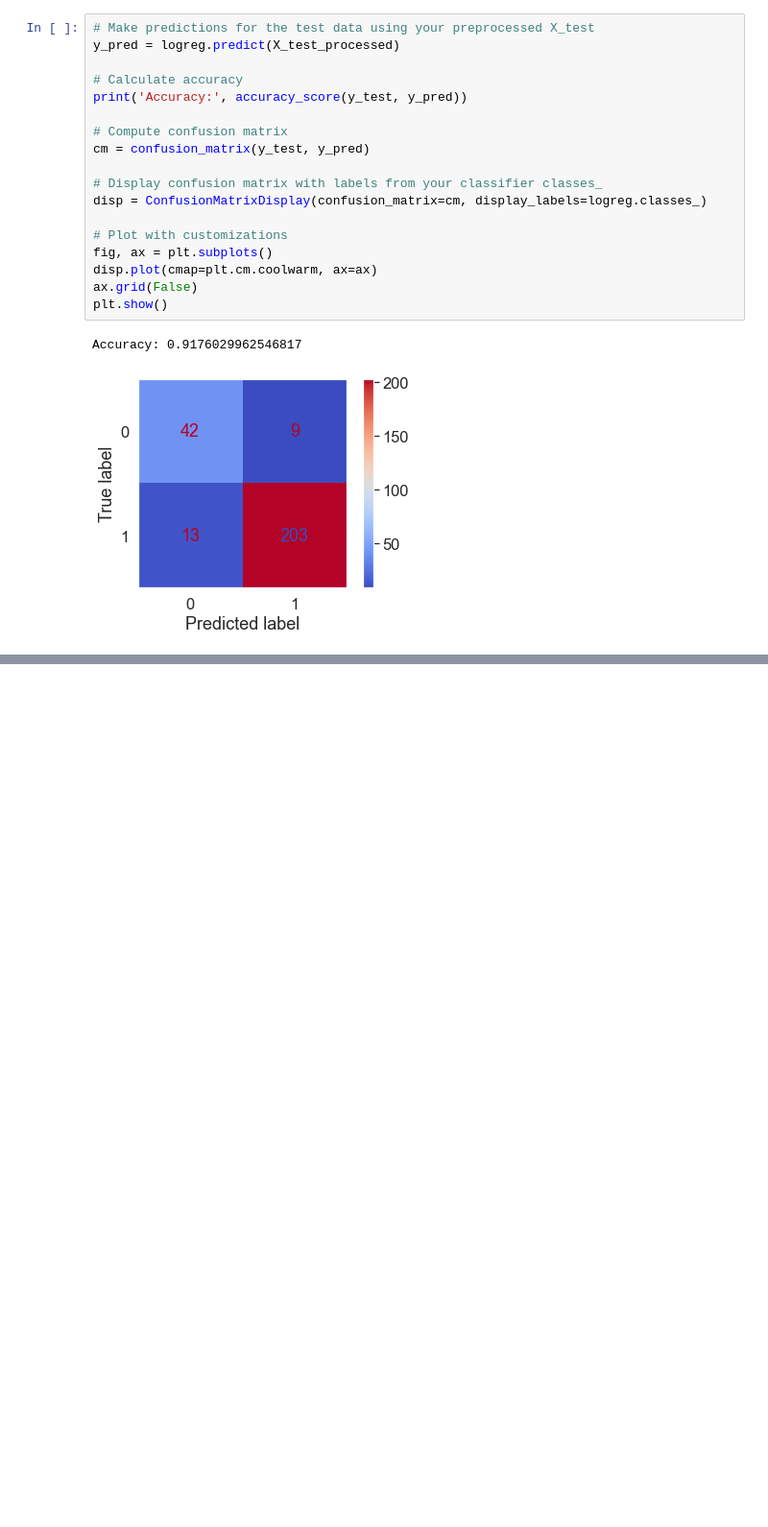
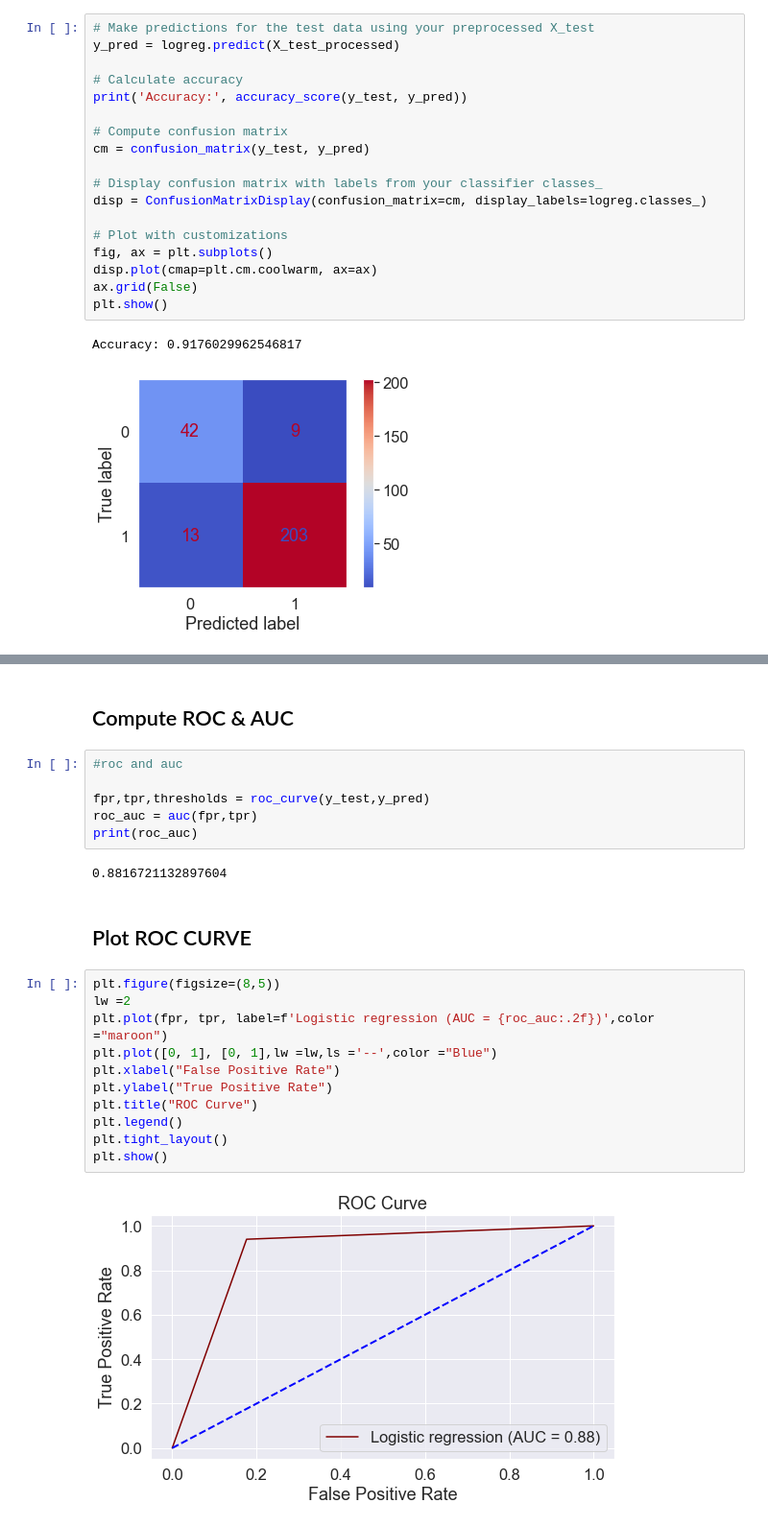
Before and after one commit to Harriet-ngomo/Taxpayer-Risk-Classification, a Jupyter notebook: index.ipynb, the cells around one changed output, grey strips where cells are left out. Shown at 96% size. Cells and saved outputs as stored; diff of their text form; blank space fills up the shorter version.

Commit message:
Computed ROC & AUC and Plotted ROC curve

```diff
--- a/index.ipynb
+++ b/index.ipynb
@@ -530,0 +534,25 @@ NameError: name 'jhh' is not defined
+# %% [markdown]
+## Compute ROC & AUC
+# %%
+#roc and auc
+
+fpr,tpr,thresholds = roc_curve(y_test,y_pred)
+roc_auc = auc(fpr,tpr)
+print(roc_auc)
+# %% [output]
+0.8816721132897604
+# %% [markdown]
+## Plot ROC CURVE
+# %%
+plt.figure(figsize=(8,5))
+lw =2
+plt.plot(fpr, tpr, label=f'Logistic regression (AUC = {roc_auc:.2f})',color ="maroon")
+plt.plot([0, 1], [0, 1],lw =lw,ls ='--',color ="Blue")
+plt.xlabel("False Positive Rate")
+plt.ylabel("True Positive Rate")
+plt.title("ROC Curve")
+plt.legend()
+plt.tight_layout()
+plt.show()
+# %% [output]
+[figure, added]
```
Also changed, not shown: parts of 3 cells of this notebook.
